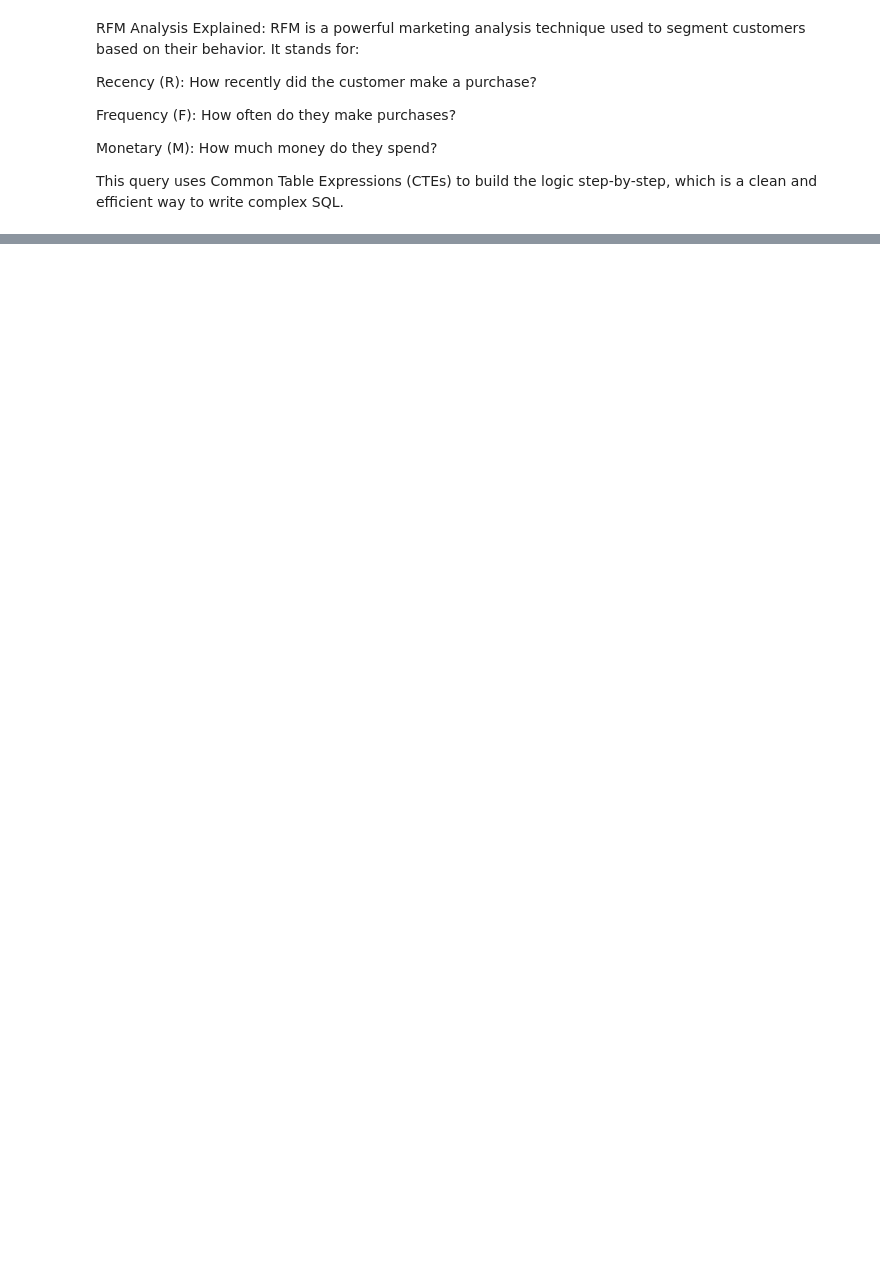
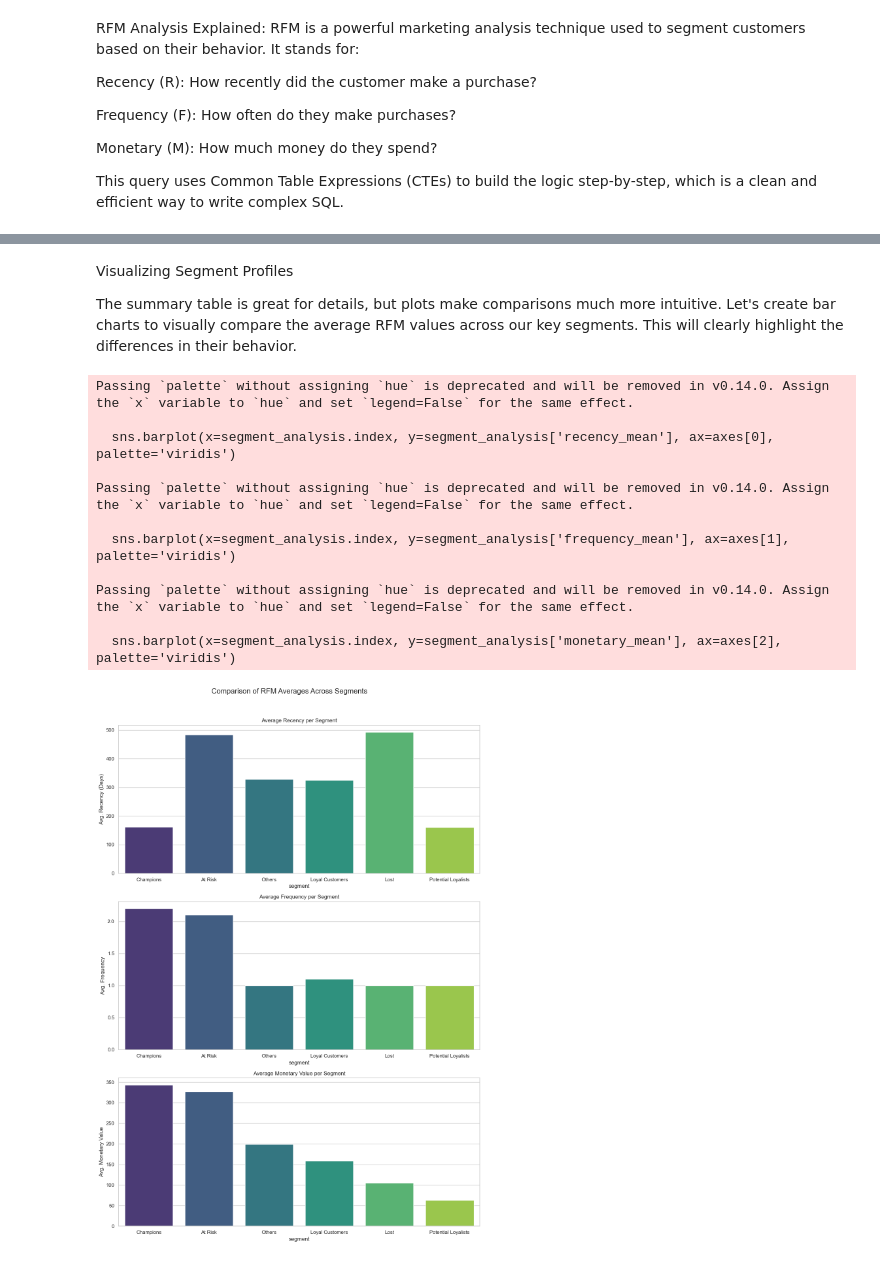
Before and after one commit to shaikhilhaam/ecommerce-analytics-platform, a Jupyter notebook: notebooks/01_eda_and_segmentation.ipynb, the cells around one changed output, grey strips where cells are left out. Saved outputs shown, nothing was run; the diff lists cells and outputs as text; code cells hidden in the pictures; blank space fills up the shorter version.

```diff
--- a/notebooks/01_eda_and_segmentation.ipynb
+++ b/notebooks/01_eda_and_segmentation.ipynb
@@ -109,0 +184,10 @@ HINT:  No operator matches the given name and argument types. You might need to
+# %%
+# Create RFM scores based on quantiles (quartiles)
+df_rfm['r_score'] = pd.qcut(df_rfm['recency'], 4, labels=[4, 3, 2, 1]) # Lower recency is better
+df_rfm['f_score'] = pd.qcut(df_rfm['frequency'].rank(method='first'), 4, labels=[1, 2, 3, 4]) # Higher frequency is better
+df_rfm['m_score'] = pd.qcut(df_rfm['monetary'], 4, labels=[1, 2, 3, 4]) # Higher monetary is better
+
+# Combine the scores to get a final RFM score
+df_rfm['rfm_score'] = df_rfm['r_score'].astype(str) + df_rfm['f_score'].astype(str) + df_rfm['m_score'].astype(str)
+
+df_rfm.head()
@@ -109,0 +267,11 @@ HINT:  No operator matches the given name and argument types. You might need to
+# %%
+# Calculate the mean RFM values and the count for each segment
+segment_analysis = df_rfm.groupby('segment').agg(
+    recency_mean=('recency', 'mean'),
+    frequency_mean=('frequency', 'mean'),
+    monetary_mean=('monetary', 'mean'),
+    customer_count=('customer_unique_id', 'count')
+).round(1).sort_values(by='monetary_mean', ascending=False)
+
+print("Segment Analysis Summary:")
+segment_analysis
@@ -109,0 +288,41 @@ HINT:  No operator matches the given name and argument types. You might need to
+# %% [markdown]
+Visualizing Segment Profiles
+
+The summary table is great for details, but plots make comparisons much more intuitive. Let's create bar charts to visually compare the average RFM values across our key segments. This will clearly highlight the differences in their behavior.
+# %%
+import matplotlib.pyplot as plt
+import seaborn as sns
+# Create a figure with 3 subplots
+fig, axes = plt.subplots(3, 1, figsize=(12, 18))
+fig.suptitle('Comparison of RFM Averages Across Segments', fontsize=16)
+
+# Plot Mean Recency
+sns.barplot(x=segment_analysis.index, y=segment_analysis['recency_mean'], ax=axes[0], palette='viridis')
+axes[0].set_title('Average Recency per Segment')
+axes[0].set_ylabel('Avg. Recency (Days)')
+
+# Plot Mean Frequency
+sns.barplot(x=segment_analysis.index, y=segment_analysis['frequency_mean'], ax=axes[1], palette='viridis')
+axes[1].set_title('Average Frequency per Segment')
+axes[1].set_ylabel('Avg. Frequency')
+
+# Plot Mean Monetary
+sns.barplot(x=segment_analysis.index, y=segment_analysis['monetary_mean'], ax=axes[2], palette='viridis')
+axes[2].set_title('Average Monetary Value per Segment')
+axes[2].set_ylabel('Avg. Monetary Value')
+
+plt.tight_layout(rect=[0, 0.03, 1, 0.96])
+plt.show()
+# %% [output]
+Passing `palette` without assigning `hue` is deprecated and will be removed in v0.14.0. Assign the `x` variable to `hue` and set `legend=False` for the same effect.
+
+  sns.barplot(x=segment_analysis.index, y=segment_analysis['recency_mean'], ax=axes[0], palette='viridis')
+
+Passing `palette` without assigning `hue` is deprecated and will be removed in v0.14.0. Assign the `x` variable to `hue` and set `legend=False` for the same effect.
+
+  sns.barplot(x=segment_analysis.index, y=segment_analysis['frequency_mean'], ax=axes[1], palette='viridis')
+
+Passing `palette` without assigning `hue` is deprecated and will be removed in v0.14.0. Assign the `x` variable to `hue` and set `legend=False` for the same effect.
+
+  sns.barplot(x=segment_analysis.index, y=segment_analysis['monetary_mean'], ax=axes[2], palette='viridis')
+[figure, added]
```
Also changed, not shown: parts of 19 cells of this notebook, 4 other files.
